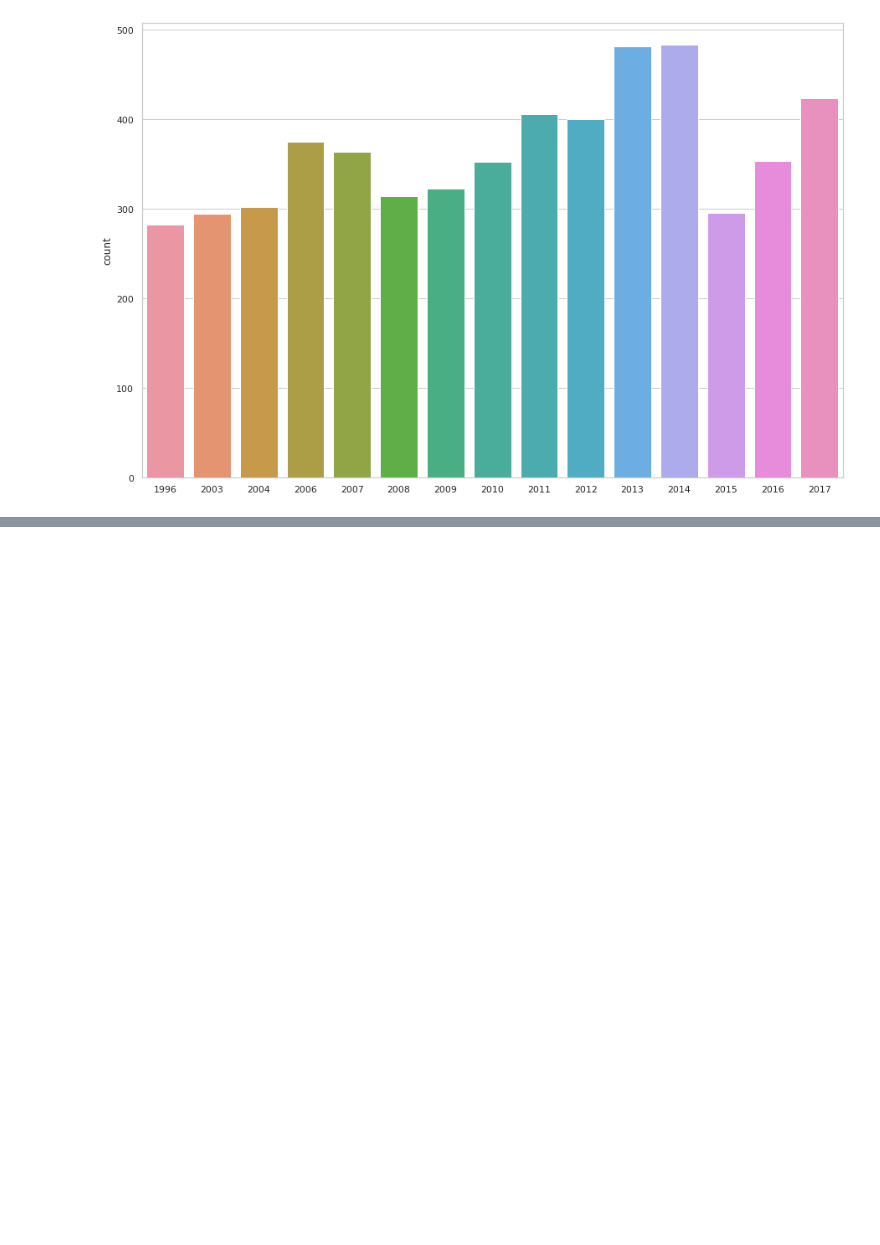
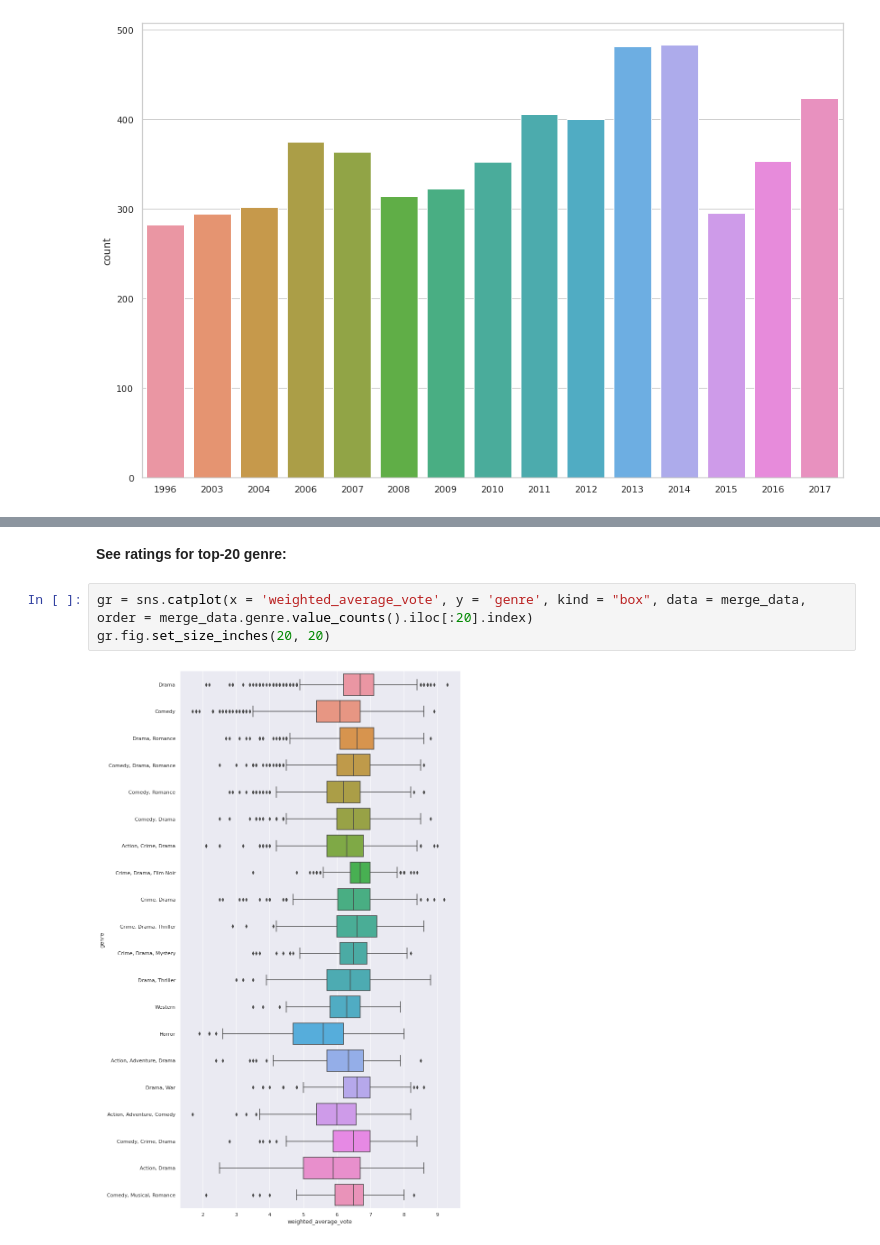
Before and after one commit to ptfrwrd/Explore-movies-and-REC, a Jupyter notebook: Explore_movies_Kaggle.ipynb, the cells around one changed output, grey strips where cells are left out. Cells and saved outputs as stored; diff of their text form; blank space fills up the shorter version.

```diff
--- a/Explore_movies_Kaggle.ipynb
+++ b/Explore_movies_Kaggle.ipynb
@@ -159,0 +292,7 @@ ax = sns.barplot(x=movies_for_plot.index, y="count", data=movies_for_plot)
+# %% [markdown]
+**See ratings for top-20 genre:**
+# %%
+gr = sns.catplot(x = 'weighted_average_vote', y = 'genre', kind = "box", data = merge_data, order = merge_data.genre.value_counts().iloc[:20].index)
+gr.fig.set_size_inches(20, 20)
+# %% [output]
+[figure, added]
```
Also changed, not shown: parts of 32 cells of this notebook.
